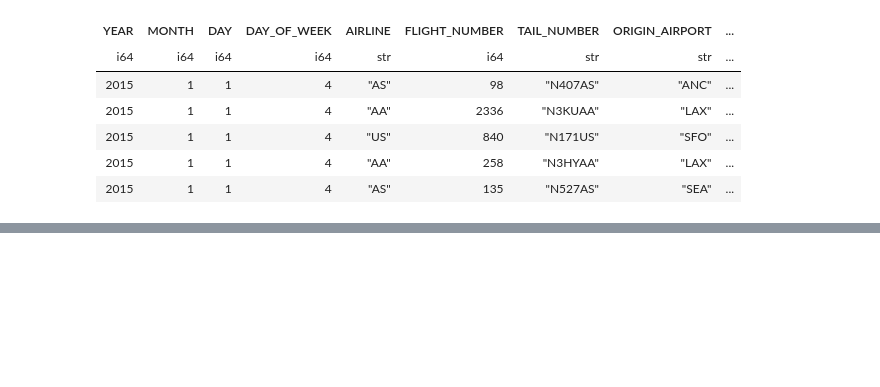
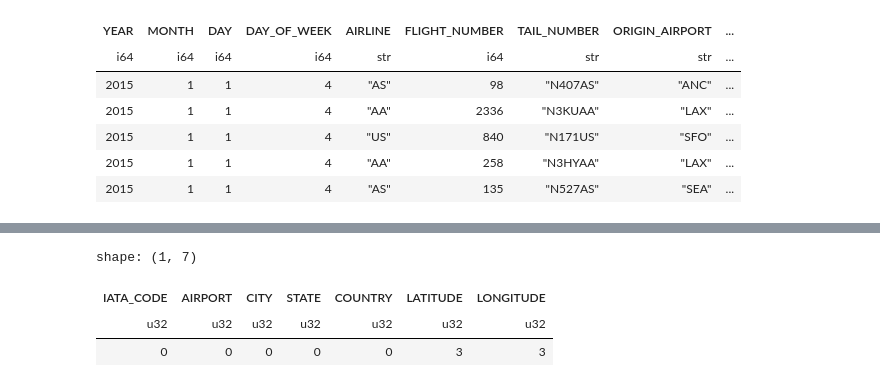
Before and after one commit to tosoham/flight-insight, a Jupyter notebook: notebooks/data_preprocessing_soham.ipynb, the cells around one changed output, grey strips where cells are left out. Cells and saved outputs as stored; diff of their text form; code cells hidden in the pictures; blank space fills up the shorter version.

```diff
--- a/notebooks/data_preprocessing_soham.ipynb
+++ b/notebooks/data_preprocessing_soham.ipynb
@@ -479,0 +487,7 @@ shape: (5, 28)
+# %%
+airports_df.null_count()
+# %% [output]
+shape: (1, 7)
+| IATA_CODE | AIRPORT | CITY | STATE | COUNTRY | LATITUDE | LONGITUDE |
+| u32 | u32 | u32 | u32 | u32 | u32 | u32 |
+| 0 | 0 | 0 | 0 | 0 | 3 | 3 |
```
Also changed, not shown: parts of 25 cells of this notebook, 1 other file.
